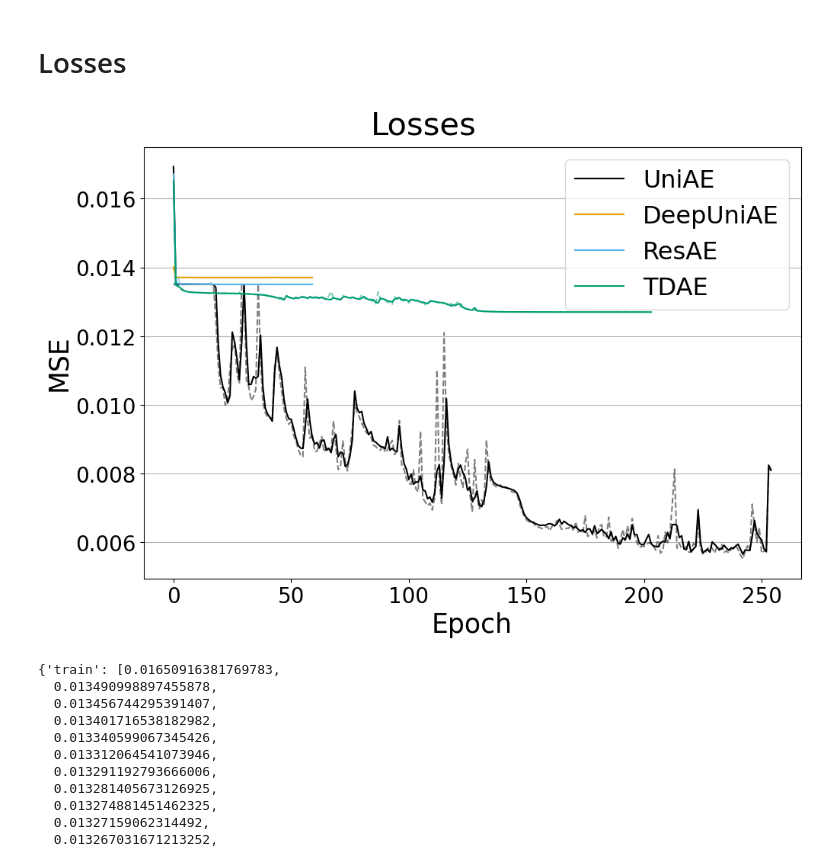
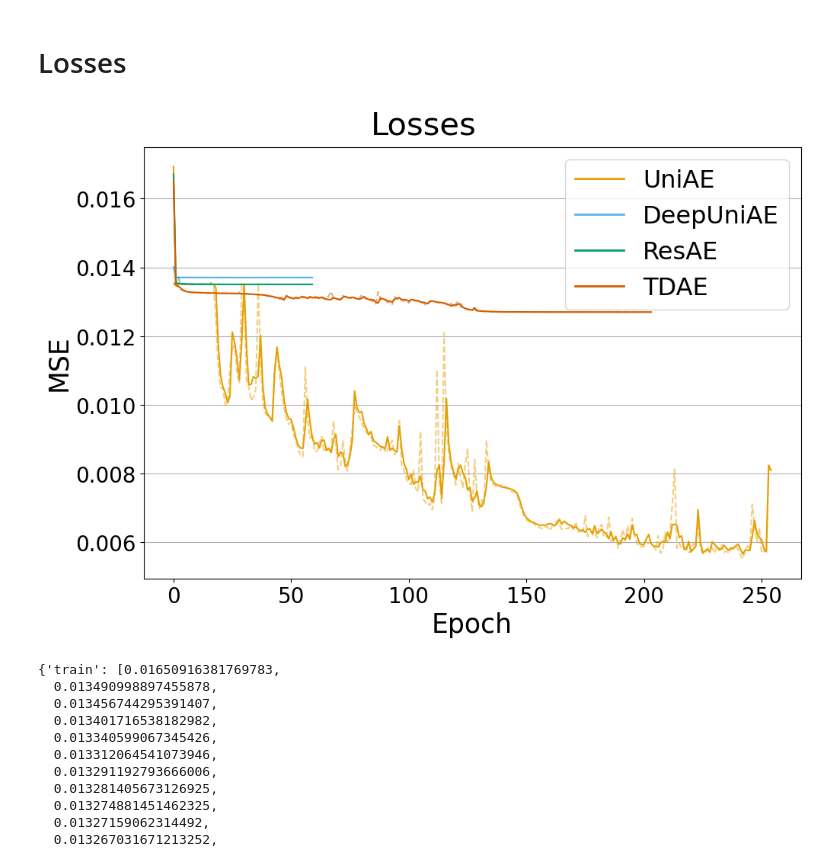
Before and after one commit to GioMai24/Autoencoder-for-GW-Detection, a Jupyter notebook: model_inspector.ipynb, the cells around one changed output. Drawn from its saved outputs; the diff is of its cells as text; code cells hidden in the pictures.

```diff
--- a/model_inspector.ipynb
+++ b/model_inspector.ipynb
@@ -39,47 +39,46 @@ clip 3.9336641849119425
 # %% [markdown]
 # Losses
 # %%
-eph = Path("/mnt/eph")
 train = {}
 val = {}
 models = ['UniAE', 'DeepUniAE', 'ResAE']
-C = ['k', '#E69F00', '#56B4E9', '#009E73']
-# C = ['#648FFF', '#785EF0', '#DC267F', '#FE6100']
+C = ['#E69F00', '#56B4E9', '#009E73', "#D55E00"]
 
-for loss, model in zip(['uni_feat_model_stuff/trial_20/losses_255.pickle',
-    'deepsea_optune/trial_6/losses_60.pickle',
-    'resae_optuning/training/losses_60.pickle'
+for loss, model in zip(['/mnt/eph/uni_feat_model_stuff/trial_20/losses_255.pickle',
+    '/mnt/eph/deepsea_optune/trial_6/losses_60.pickle',
+    '/mnt/eph/resae_optuning/training/losses_60.pickle'
              ], models):
-    with (eph / loss).open('rb') as fin: losses = pickle.load(fin)
+    with open(loss, 'rb') as fin: losses = pickle.load(fin)
     train[model] = losses['train']
     val[model] = losses['val']
 
 models += ['TDAE']
 multi = torch.load('/mnt/eph/multi_feat_model_stuff/trials/item2_20_epoch202.pt', weights_only=False)
 train['TDAE'] = multi['losses']['train']
 val['TDAE'] = multi['losses']['val']
 
 train['DeepUniAE'] = [loss + .0002 for loss in train['DeepUniAE']]
 val['DeepUniAE'] = [loss + .0002 for loss in val['DeepUniAE']]
 
 fig, ax = plt.subplots(figsize=(10,7), layout='constrained')
 fig.suptitle(f'Losses', fontsize=30)
 for i, model in enumerate(models):
     ax.plot(train[model], c=C[i], label=model)
     ax.plot(val[model], c=C[i], ls='--', alpha=.5)
 
 
 # ax.plot(train, label='Training')
 # ax.plot(val, label='Validation')
 ax.set_xlabel('Epoch', fontsize=25)
 ax.set_ylabel('MSE', fontsize=25)
 ax.tick_params(labelsize=20)
 ax.grid(which='both', axis='y')
-ax.legend(fontsize=23)
+leg = ax.legend(fontsize=23)
+for line in leg.get_lines(): line.set_linewidth(2)
 # plt.savefig('/mnt/eph/report_figures/losses.pdf')  ######### DANGER ZONE #########
 plt.show()
 # %% [output]
-[figure, old version]
+[figure, new version]
 # %%
 multi = torch.load('/mnt/eph/multi_feat_model_stuff/trials/item2_20_epoch202.pt', weights_only=False)
 multi['losses']
```
Also changed, not shown: parts of 3 cells of this notebook.
